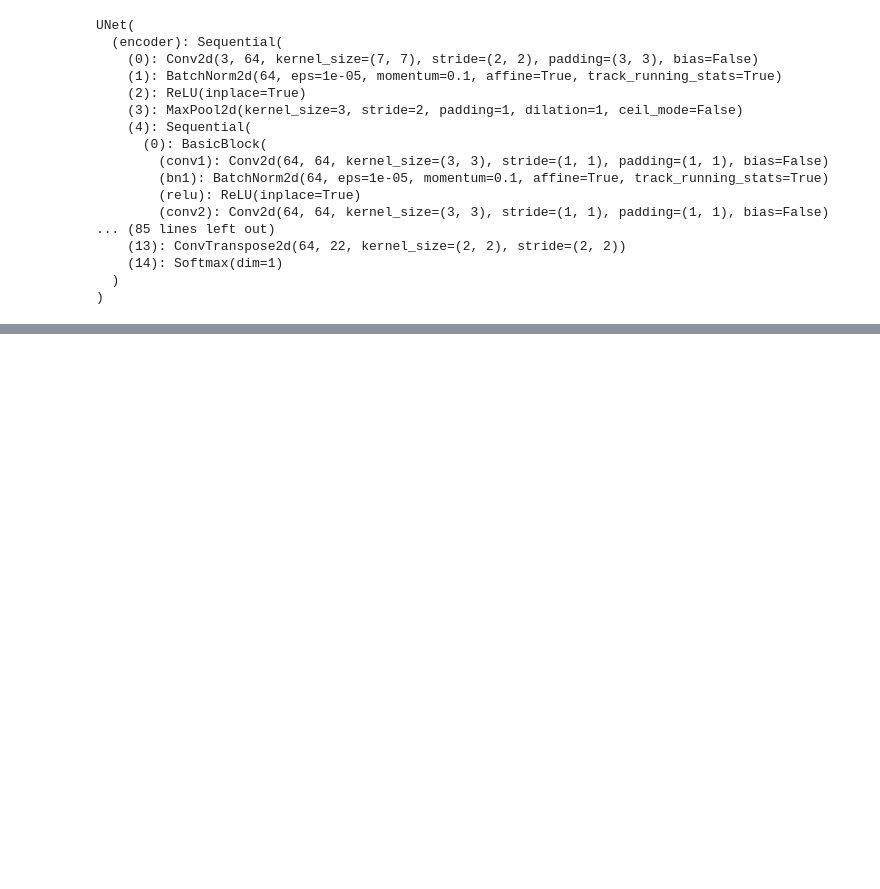
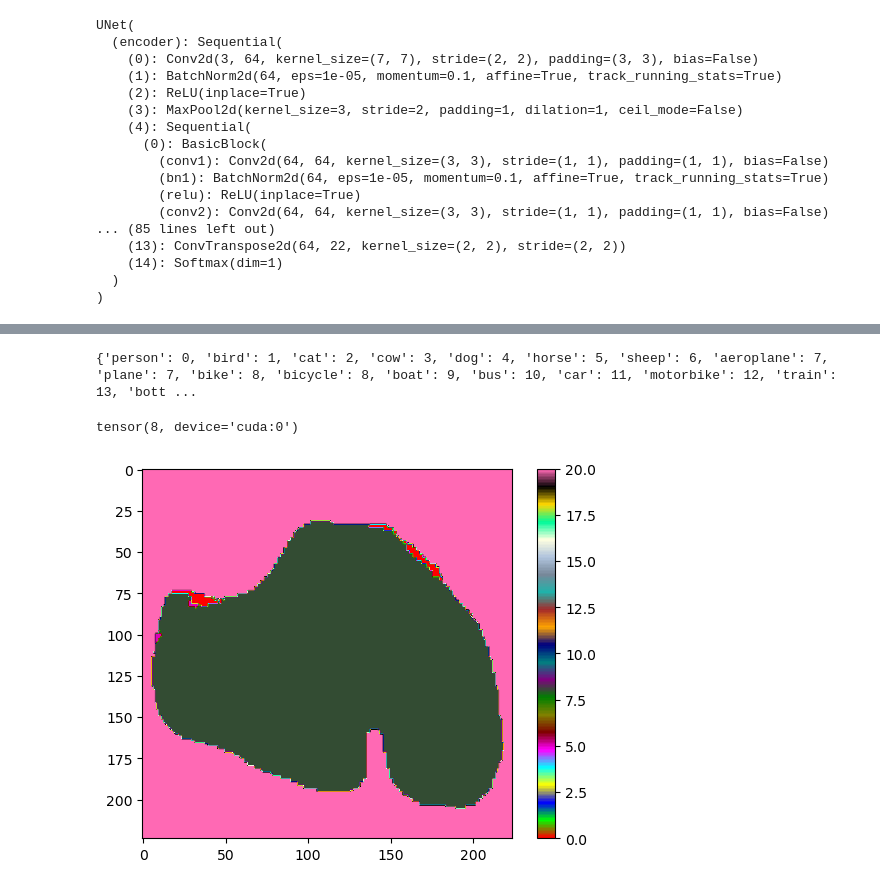
Before and after one commit to MingxiaoZhang/semantic-segementation, a Jupyter notebook: scrible_segmentation.ipynb, the cells around one changed output, grey strips where cells are left out. Saved outputs shown, nothing was run; the diff lists cells and outputs as text; code cells hidden in the pictures; blank space fills up the shorter version.

```diff
--- a/scrible_segmentation.ipynb
+++ b/scrible_segmentation.ipynb
@@ -353,14 +382,21 @@ cmap = mcolors.LinearSegmentedColormap.from_list(class_list, pascal_voc_colors)
+# %%
+print(class_mapping)
+# %% [output]
+{'person': 0, 'bird': 1, 'cat': 2, 'cow': 3, 'dog': 4, 'horse': 5, 'sheep': 6, 'aeroplane': 7, 'plane': 7, 'bike': 8, 'bicycle': 8, 'boat': 9, 'bus': 10, 'car': 11, 'motorbike': 12, 'train': 13, 'bott ...
 # %%
 model_UNet.eval()
-image_number = 458
+image_number = 123
 tensor = model_UNet(val_dataset[image_number]['image'].to(device).unsqueeze(0)).squeeze(0)
 normalized_tensor = (tensor - tensor.min()) / (tensor.max() - tensor.min())
 predicted_classes = torch.argmax(tensor, dim=0)
 plt.imshow(predicted_classes.cpu(), cmap=cmap)
-
+print(predicted_classes[125][50])
 #plt.imshow(val_dataset[3]['image'].permute(1, 2, 0).numpy())
 plt.colorbar()
 plt.show()
+# %% [output]
+tensor(8, device='cuda:0')
+[figure, added]
 # %%
 plt.imshow(val_dataset[image_number]['image'].permute(1, 2, 0).numpy())
 print(val_dataset[image_number]['filename'])
```
Also changed, not shown: parts of 7 cells of this notebook, 1 other file.
